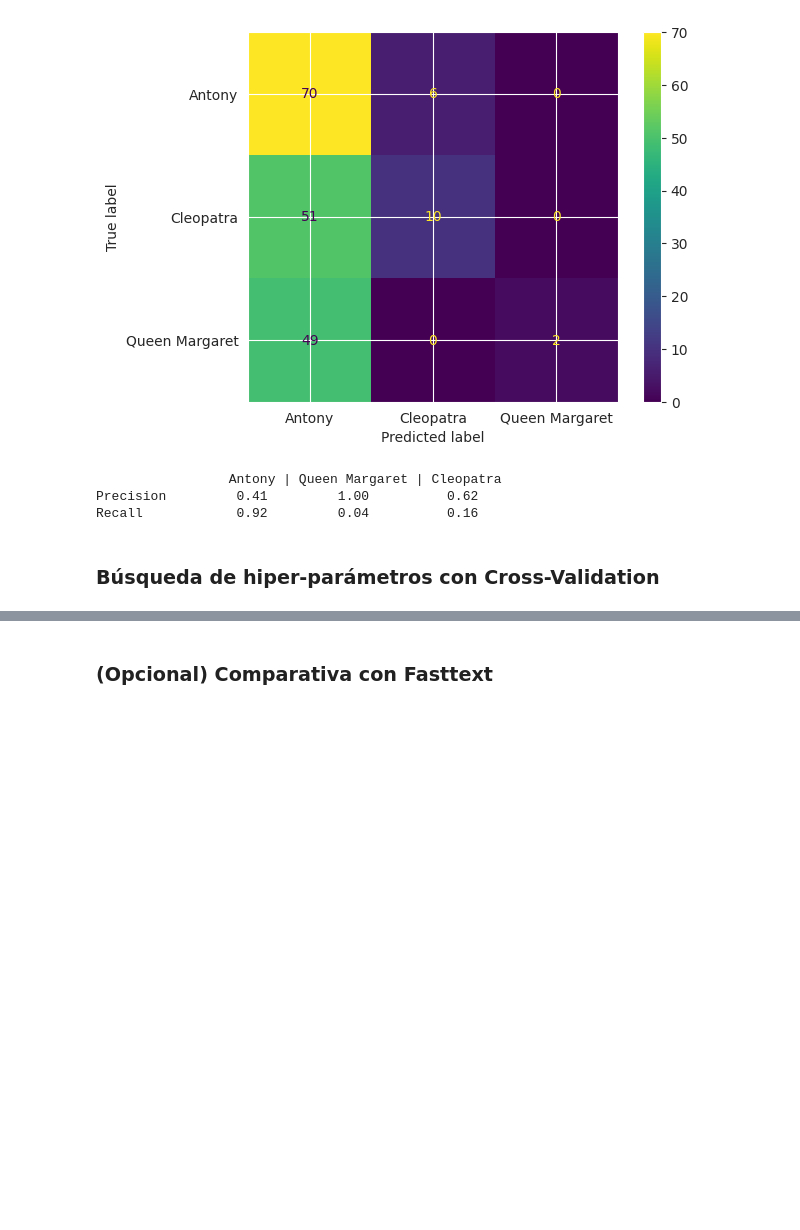
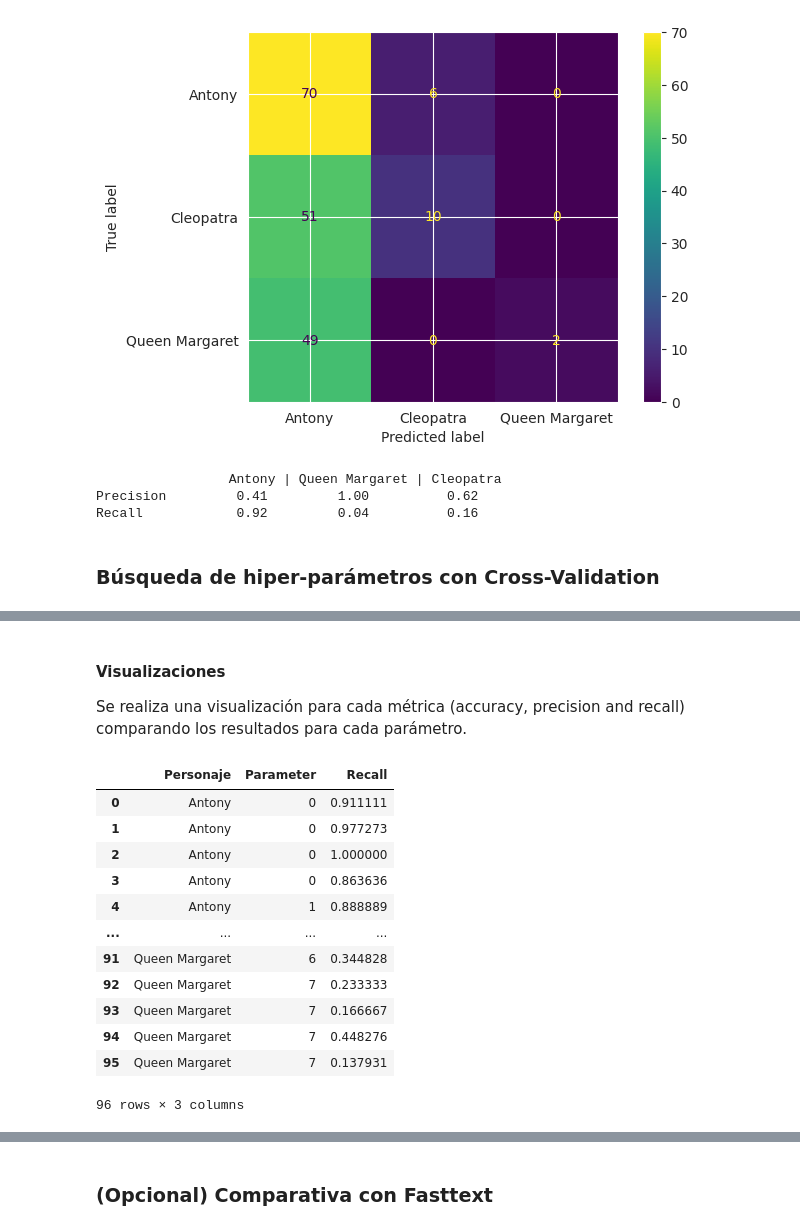
Before and after one commit to luchymd89/introcd, a Jupyter notebook: Tarea_2/shakespeare_tarea_2.ipynb, the cells around one changed output, grey strips where cells are left out. Drawn from its saved outputs; the diff is of its cells as text; code cells hidden in the pictures; blank space fills up the shorter version.

```diff
--- a/Tarea_2/shakespeare_tarea_2.ipynb
+++ b/Tarea_2/shakespeare_tarea_2.ipynb
@@ -645,0 +695,29 @@ for params in param_sets:
+# %% [markdown]
+#### Visualizaciones
+Se realiza una visualización para cada métrica (accuracy, precision and recall) comparando los resultados para cada parámetro.
+# %%
+def prepend(list, str):
+    str += '{0}'
+    list = [str.format(i) for i in list]
+    return list
+
+df_comparison = pd.DataFrame({'Parameter': param_dev, 'Accuracy':acc_dev})
+df_precision = pd.DataFrame(prec_dev, columns=labels)
+df_recall = pd.DataFrame(recall_dev, columns=labels)
+df_comparison_p = pd.concat([df_comparison['Parameter'], df_precision], axis='columns').set_index('Parameter').T.stack().reset_index().rename(columns={"level_0": 'Personaje', 0: "Precision"})
+df_comparison_r = pd.concat([df_comparison['Parameter'], df_recall], axis='columns').set_index('Parameter').T.stack().reset_index().rename(columns={"level_0": 'Personaje', 0: "Recall"})
+df_comparison_r
+# %% [output]
+|  | Personaje | Parameter | Recall |
+| 0 | Antony | 0 | 0.911111 |
+| 1 | Antony | 0 | 0.977273 |
+| 2 | Antony | 0 | 1.000000 |
+| 3 | Antony | 0 | 0.863636 |
+| 4 | Antony | 1 | 0.888889 |
+| ... | ... | ... | ... |
+| 91 | Queen Margaret | 6 | 0.344828 |
+| 92 | Queen Margaret | 7 | 0.233333 |
+| 93 | Queen Margaret | 7 | 0.166667 |
+| 94 | Queen Margaret | 7 | 0.448276 |
+| 95 | Queen Margaret | 7 | 0.137931 |
+96 rows × 3 columns
```
Also changed, not shown: parts of 8 cells of this notebook.
